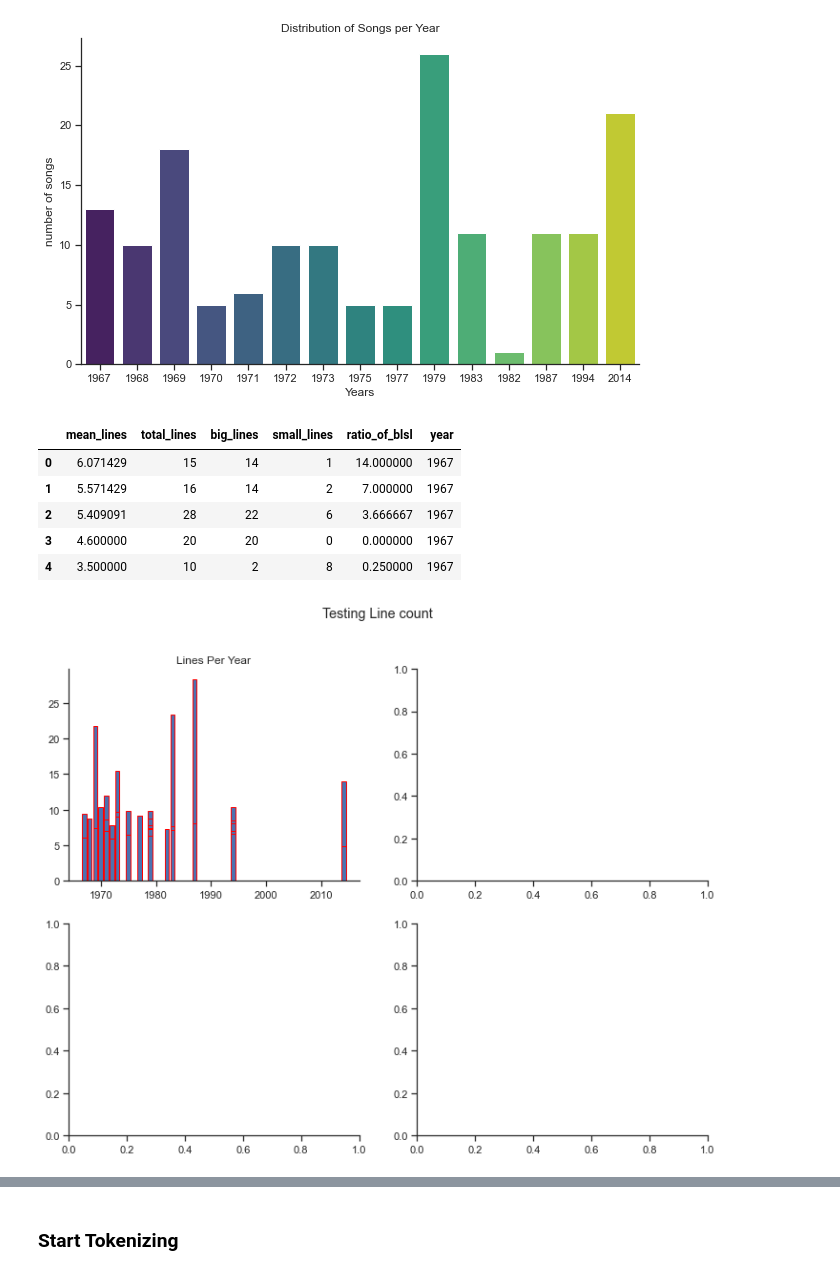
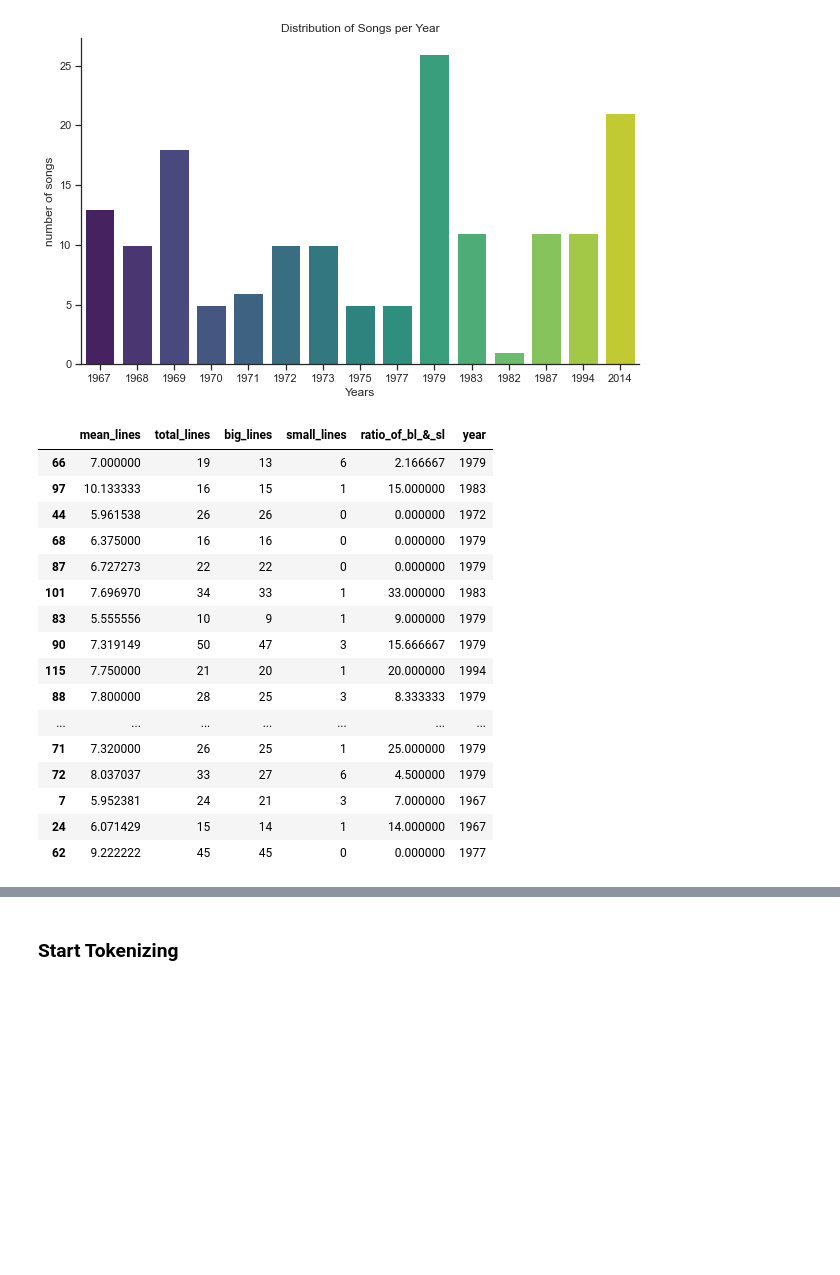
Before and after one commit to kelvinpurdom/PinkFloydLyrics, a Jupyter notebook: notebooks/PinkFloyd.ipynb, the cells around one changed output, grey strips where cells are left out. Drawn from its saved outputs; the diff is of its cells as text; code cells hidden in the pictures; blank space fills up the shorter version.

```diff
--- a/notebooks/PinkFloyd.ipynb
+++ b/notebooks/PinkFloyd.ipynb
@@ -83,46 +83,49 @@ def count_lines(text):
     count,k,p=0,0,0
     for i in text.split('\n'):
         res = re.findall("[a-zA-Z’]+", i)
         if res:
             p+=1
         if len(res)>2:
             k+=1
             count+=len(res)
     if k!=0:
         mean = count/k
     else:
         mean = 2
     total = p
     big_lines = k
     small_lines = (p-k)
 
     return mean,total,big_lines,small_lines
 
 cl = []
 for j in range(0,len(df)):
     if type(df.lyrics.iloc[j])==str :
         m,t,bl,sl = count_lines(df.lyrics.iloc[j])
         year = int(df.year.iloc[j])
         if sl!=0:
             l = [m,t,bl,sl,bl/sl,year]
         else:
             l = [m,t,bl,sl,0,year]
         cl.append(l)
 
-df_clines = pd.DataFrame(cl,columns=['mean_lines','total_lines','big_lines','small_lines','ratio_of_blsl','year'])
-df_clines.head()
+df_clines = pd.DataFrame(cl,columns=['mean_lines','total_lines','big_lines','small_lines','ratio_of_bl_&_sl','year'])
+df_clines.sample(30)
 # %% [output]
-|  | mean_lines | total_lines | big_lines | small_lines | ratio_of_blsl | year |
-| 0 | 6.071429 | 15 | 14 | 1 | 14.000000 | 1967 |
-| 1 | 5.571429 | 16 | 14 | 2 | 7.000000 | 1967 |
-| 2 | 5.409091 | 28 | 22 | 6 | 3.666667 | 1967 |
-| 3 | 4.600000 | 20 | 20 | 0 | 0.000000 | 1967 |
-| 4 | 3.500000 | 10 | 2 | 8 | 0.250000 | 1967 |
+|  | mean_lines | total_lines | big_lines | small_lines | ratio_of_bl_&_sl | year |
+| 66 | 7.000000 | 19 | 13 | 6 | 2.166667 | 1979 |
+| 97 | 10.133333 | 16 | 15 | 1 | 15.000000 | 1983 |
+| 44 | 5.961538 | 26 | 26 | 0 | 0.000000 | 1972 |
+| 68 | 6.375000 | 16 | 16 | 0 | 0.000000 | 1979 |
+| 87 | 6.727273 | 22 | 22 | 0 | 0.000000 | 1979 |
+| 101 | 7.696970 | 34 | 33 | 1 | 33.000000 | 1983 |
+| 83 | 5.555556 | 10 | 9 | 1 | 9.000000 | 1979 |
+| 90 | 7.319149 | 50 | 47 | 3 | 15.666667 | 1979 |
+| 115 | 7.750000 | 21 | 20 | 1 | 20.000000 | 1994 |
+| 88 | 7.800000 | 28 | 25 | 3 | 8.333333 | 1979 |
+| ... | ... | ... | ... | ... | ... | ... |
+| 71 | 7.320000 | 26 | 25 | 1 | 25.000000 | 1979 |
+| 72 | 8.037037 | 33 | 27 | 6 | 4.500000 | 1979 |
+| 7 | 5.952381 | 24 | 21 | 3 | 7.000000 | 1967 |
+| 24 | 6.071429 | 15 | 14 | 1 | 14.000000 | 1967 |
+| 62 | 9.222222 | 45 | 45 | 0 | 0.000000 | 1977 |
-# %%
-fig,axs = plt.subplots(2,2,figsize=(12,9))
-fig.suptitle('Testing Line count')
-
-axs[0,0].bar(df_clines['year'], df_clines['mean_lines'],edgecolor='red')
-axs[0,0].set_title('Lines Per Year');
-# %% [output]
-[figure, removed]
```
Also changed, not shown: parts of 1 cell of this notebook.
